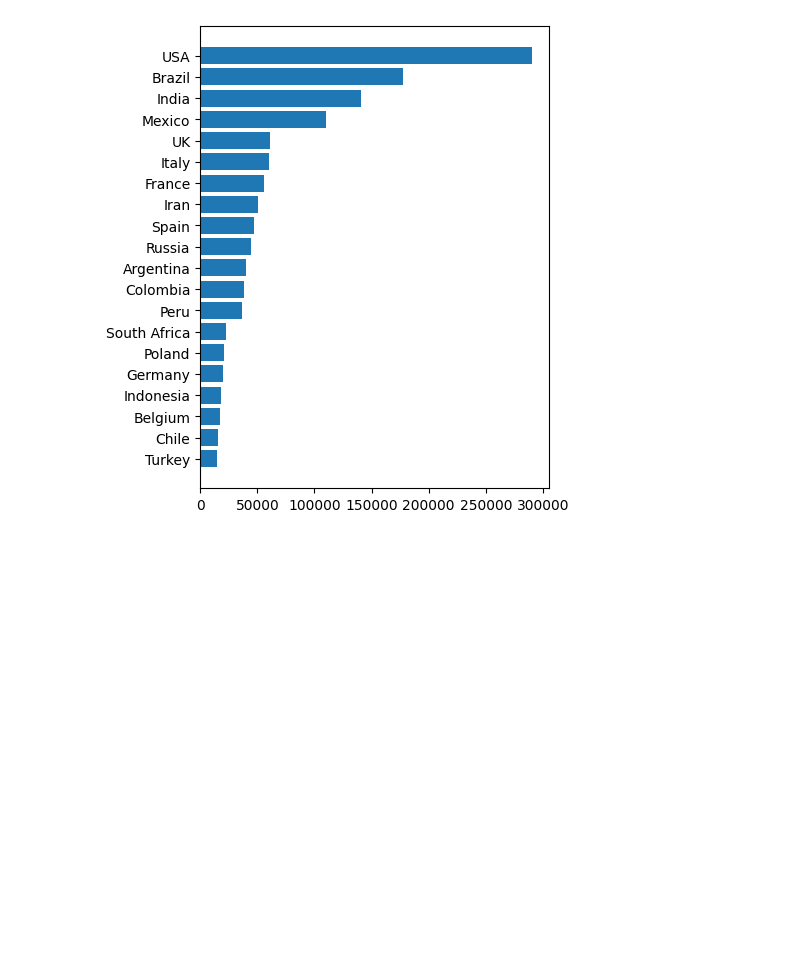
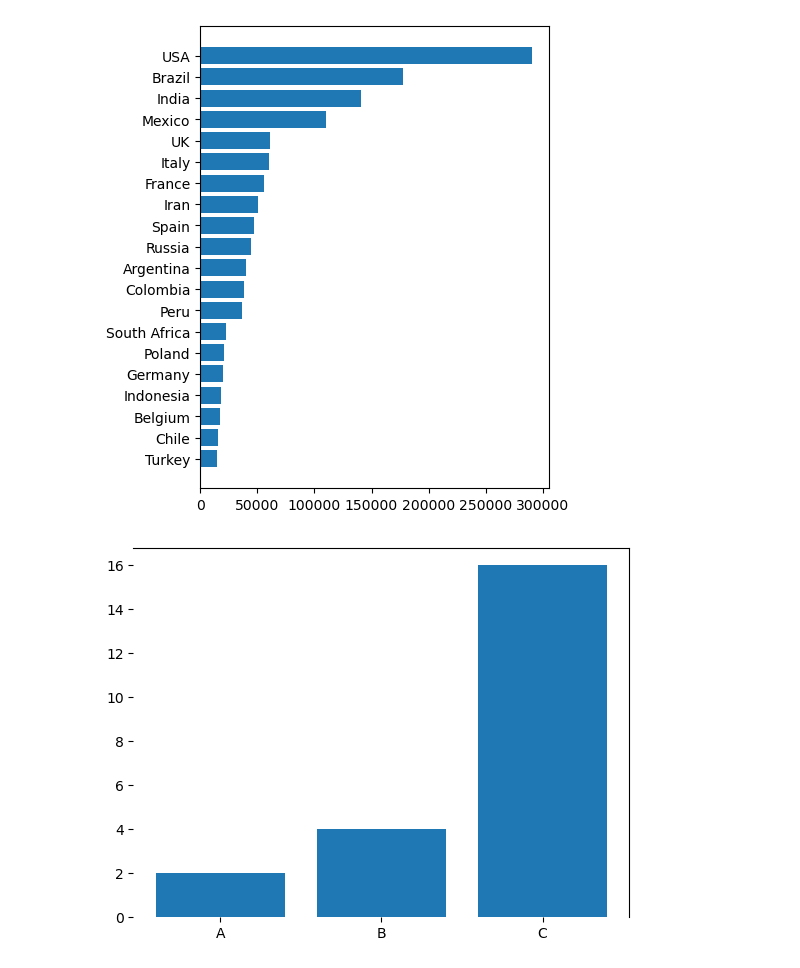
Before and after one commit to dev-alissonalves/data-scientist-dataquest, a Jupyter notebook: part02 - data_analysis_and_visualization/3-telling-stories-using-data-visualization/notebooks/00-design_for_an_audience.ipynb, the cells around one changed output. Drawn from its saved outputs; the diff is of its cells as text; code cells hidden in the pictures; blank space fills up the shorter version.

```diff
--- a/part02 - data_analysis_and_visualization/3-telling-stories-using-data-visualization/notebooks/00-design_for_an_audience.ipynb
+++ b/part02 - data_analysis_and_visualization/3-telling-stories-using-data-visualization/notebooks/00-design_for_an_audience.ipynb
@@ -62,3 +59,12 @@ ax.barh(top20_deathtoll['Country_Other'],
 plt.show()
 # %% [output]
 [figure]
+# %%
+fig, ax = plt.subplots()
+ax.bar(['A', 'B', 'C'],
+       [2, 4, 16])
+ax.spines['left'].set_visible(False)
+ax.spines['bottom'].set_visible(False)
+plt.show()
+# %% [output]
+[figure, added]
```
Also changed, not shown: parts of 7 cells of this notebook.
